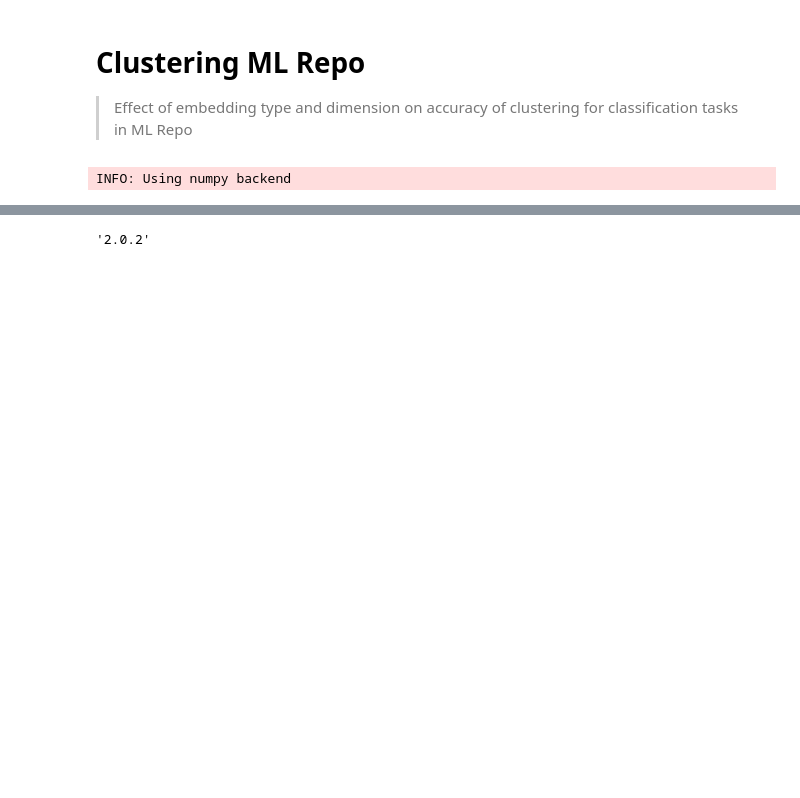
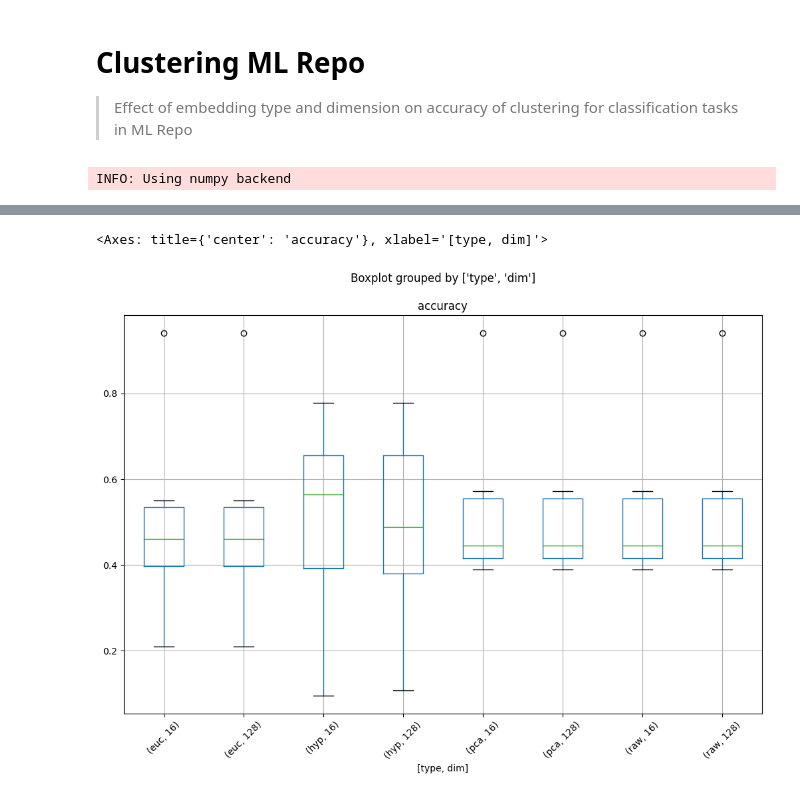
Before and after one commit to ez2rok/mixture_embeddings, a Jupyter notebook: notebooks/pac/clustering_mlrepo.ipynb, the cells around one changed output, grey strips where cells are left out. Drawn from its saved outputs; the diff is of its cells as text; code cells hidden in the pictures; blank space fills up the shorter version.

```diff
--- a/notebooks/pac/clustering_mlrepo.ipynb
+++ b/notebooks/pac/clustering_mlrepo.ipynb
@@ -110,4 +112,9 @@ KeyboardInterrupt:
-# %%
-pd.__version__
-# %% [output]
-'2.0.2'
+# %%
+# Plot 8 boxplots on same figure
+
+big_df.boxplot(
+    column="accuracy", by=["type", "dim"], figsize=(12, 8), rot=45
+)
+# %% [output]
+<Axes: title={'center': 'accuracy'}, xlabel='[type, dim]'>
+[figure, added]
```
Also changed, not shown: parts of 3 cells of this notebook.
